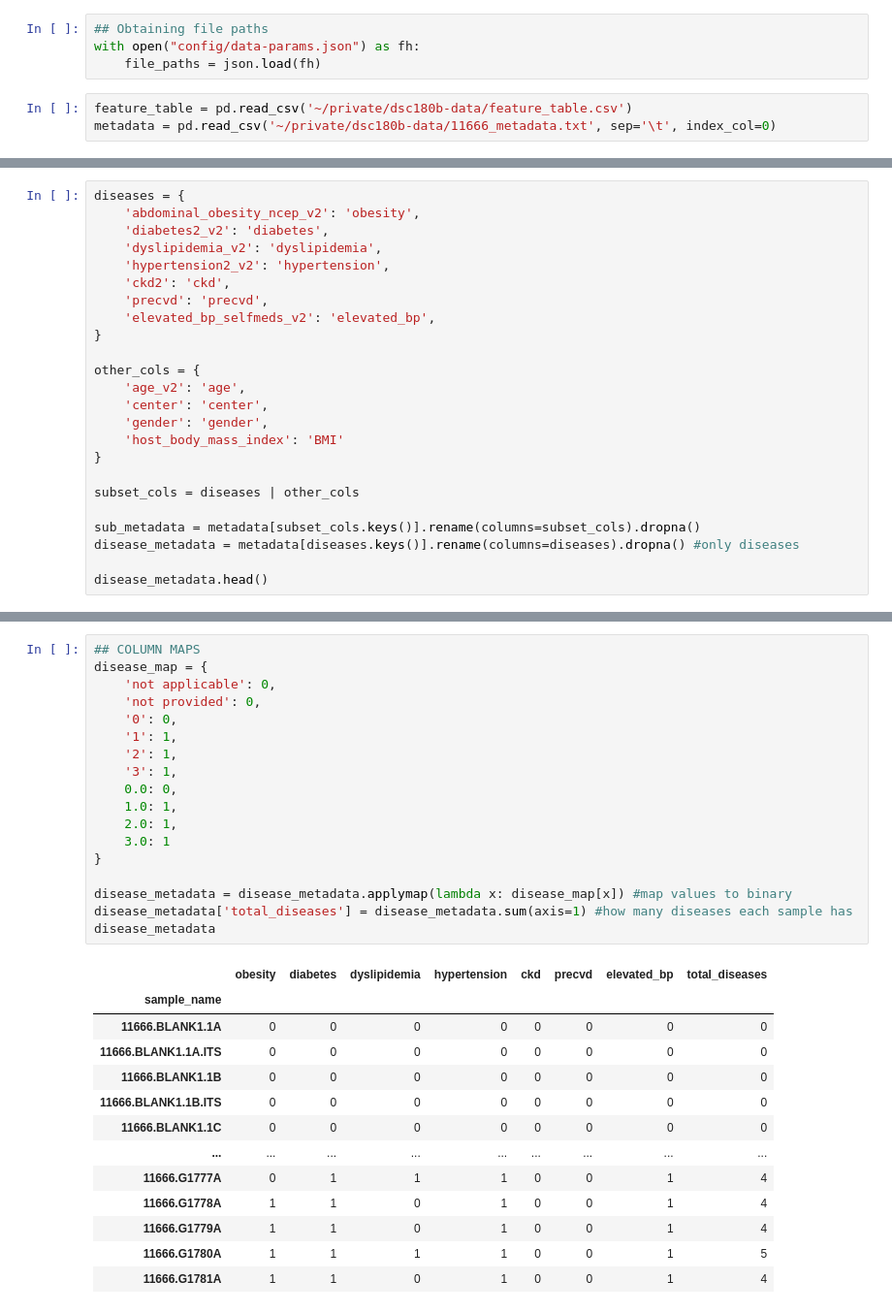
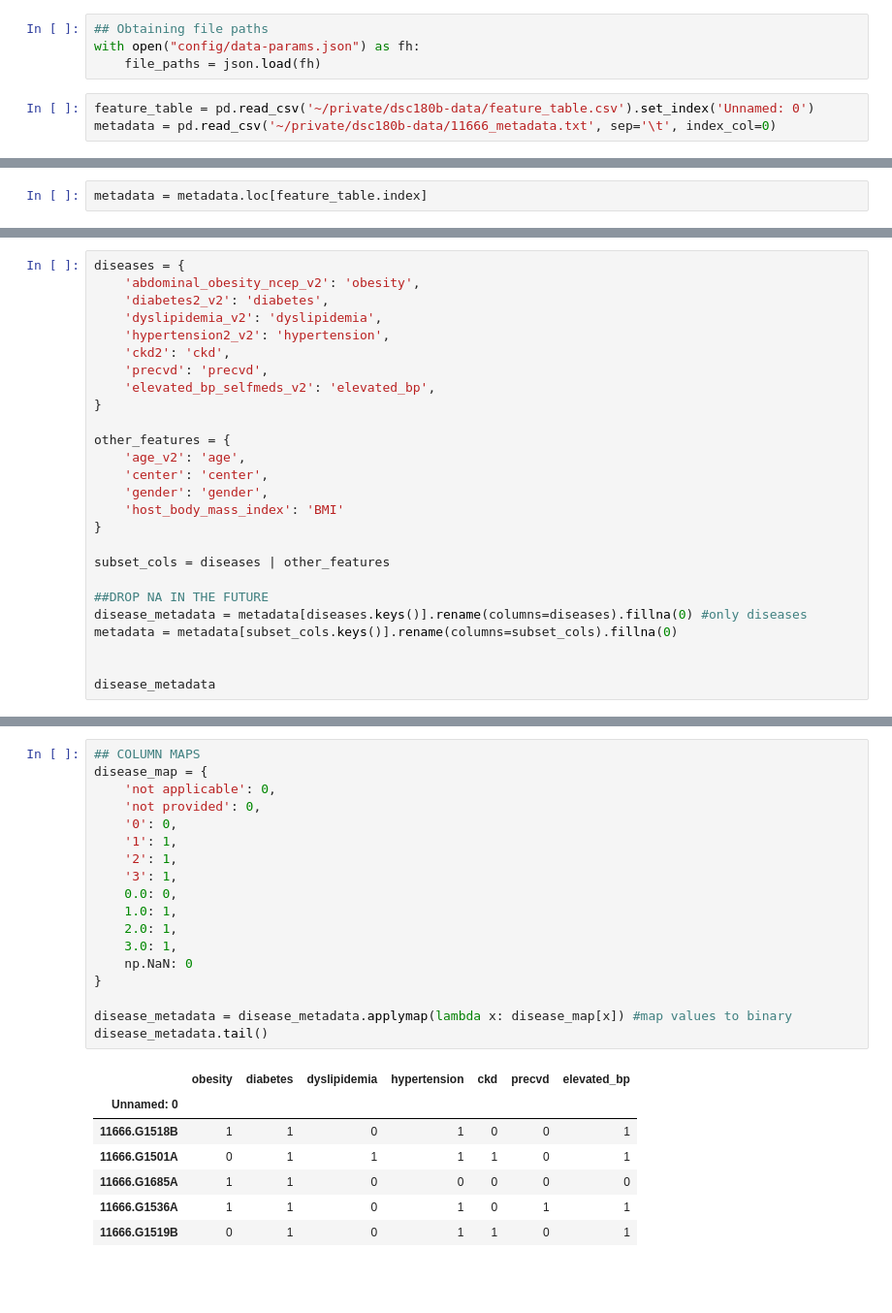
Before and after one commit to emersonchao/DSC180-Q2-Project, a Jupyter notebook: emerson_dev.ipynb, the cells around one changed output, grey strips where cells are left out. Shown at 97% size. Saved outputs shown, nothing was run; the diff lists cells and outputs as text; blank space fills up the shorter version.

```diff
--- a/emerson_dev.ipynb
+++ b/emerson_dev.ipynb
@@ -20,5 +25,5 @@ import seaborn as sns
 with open("config/data-params.json") as fh:
     file_paths = json.load(fh)
 # %%
-feature_table = pd.read_csv('~/private/dsc180b-data/feature_table.csv')
+feature_table = pd.read_csv('~/private/dsc180b-data/feature_table.csv').set_index('Unnamed: 0')
 metadata = pd.read_csv('~/private/dsc180b-data/11666_metadata.txt', sep='\t', index_col=0)
@@ -26,0 +56,2 @@ metadata = pd.read_csv('~/private/dsc180b-data/11666_metadata.txt', sep='\t', in
+# %%
+metadata = metadata.loc[feature_table.index]
@@ -35,18 +68,20 @@ diseases = {
     'elevated_bp_selfmeds_v2': 'elevated_bp',
 }
 
-other_cols = {
+other_features = {
     'age_v2': 'age',
     'center': 'center',
     'gender': 'gender',
     'host_body_mass_index': 'BMI'
 }
 
-subset_cols = diseases | other_cols
+subset_cols = diseases | other_features
 
-sub_metadata = metadata[subset_cols.keys()].rename(columns=subset_cols).dropna()
-disease_metadata = metadata[diseases.keys()].rename(columns=diseases).dropna() #only diseases
+##DROP NA IN THE FUTURE
+disease_metadata = metadata[diseases.keys()].rename(columns=diseases).fillna(0) #only diseases
+metadata = metadata[subset_cols.keys()].rename(columns=subset_cols).fillna(0)
 
-disease_metadata.head()
+
+disease_metadata
 # %% [output]
 |  | obesity | diabetes | dyslipidemia | hypertension | ckd | precvd | elevated_bp |
@@ -70,32 +114,26 @@ for _, col in enumerate(disease_metadata):
 # %%
 ## COLUMN MAPS
 disease_map = {
     'not applicable': 0,
     'not provided': 0,
     '0': 0,
     '1': 1,
     '2': 1,
     '3': 1,
     0.0: 0,
     1.0: 1,
     2.0: 1,
-    3.0: 1
+    3.0: 1,
+    np.NaN: 0
 }
 
 disease_metadata = disease_metadata.applymap(lambda x: disease_map[x]) #map values to binary
-disease_metadata['total_diseases'] = disease_metadata.sum(axis=1) #how many diseases each sample has
-disease_metadata
+disease_metadata.tail()
 # %% [output]
-|  | obesity | diabetes | dyslipidemia | hypertension | ckd | precvd | elevated_bp | total_diseases |
-| sample_name |  |  |  |  |  |  |  |  |
-| 11666.BLANK1.1A | 0 | 0 | 0 | 0 | 0 | 0 | 0 | 0 |
-| 11666.BLANK1.1A.ITS | 0 | 0 | 0 | 0 | 0 | 0 | 0 | 0 |
-| 11666.BLANK1.1B | 0 | 0 | 0 | 0 | 0 | 0 | 0 | 0 |
-| 11666.BLANK1.1B.ITS | 0 | 0 | 0 | 0 | 0 | 0 | 0 | 0 |
-| 11666.BLANK1.1C | 0 | 0 | 0 | 0 | 0 | 0 | 0 | 0 |
-| ... | ... | ... | ... | ... | ... | ... | ... | ... |
-| 11666.G1777A | 0 | 1 | 1 | 1 | 0 | 0 | 1 | 4 |
-| 11666.G1778A | 1 | 1 | 0 | 1 | 0 | 0 | 1 | 4 |
-| 11666.G1779A | 1 | 1 | 0 | 1 | 0 | 0 | 1 | 4 |
-| 11666.G1780A | 1 | 1 | 1 | 1 | 0 | 0 | 1 | 5 |
-| 11666.G1781A | 1 | 1 | 0 | 1 | 0 | 0 | 1 | 4 |
+|  | obesity | diabetes | dyslipidemia | hypertension | ckd | precvd | elevated_bp |
+| Unnamed: 0 |  |  |  |  |  |  |  |
+| 11666.G1518B | 1 | 1 | 0 | 1 | 0 | 0 | 1 |
+| 11666.G1501A | 0 | 1 | 1 | 1 | 1 | 0 | 1 |
+| 11666.G1685A | 1 | 1 | 0 | 0 | 0 | 0 | 0 |
+| 11666.G1536A | 1 | 1 | 0 | 1 | 0 | 1 | 1 |
+| 11666.G1519B | 0 | 1 | 0 | 1 | 1 | 0 | 1 |
```
Also changed, not shown: parts of 54 cells of this notebook.
